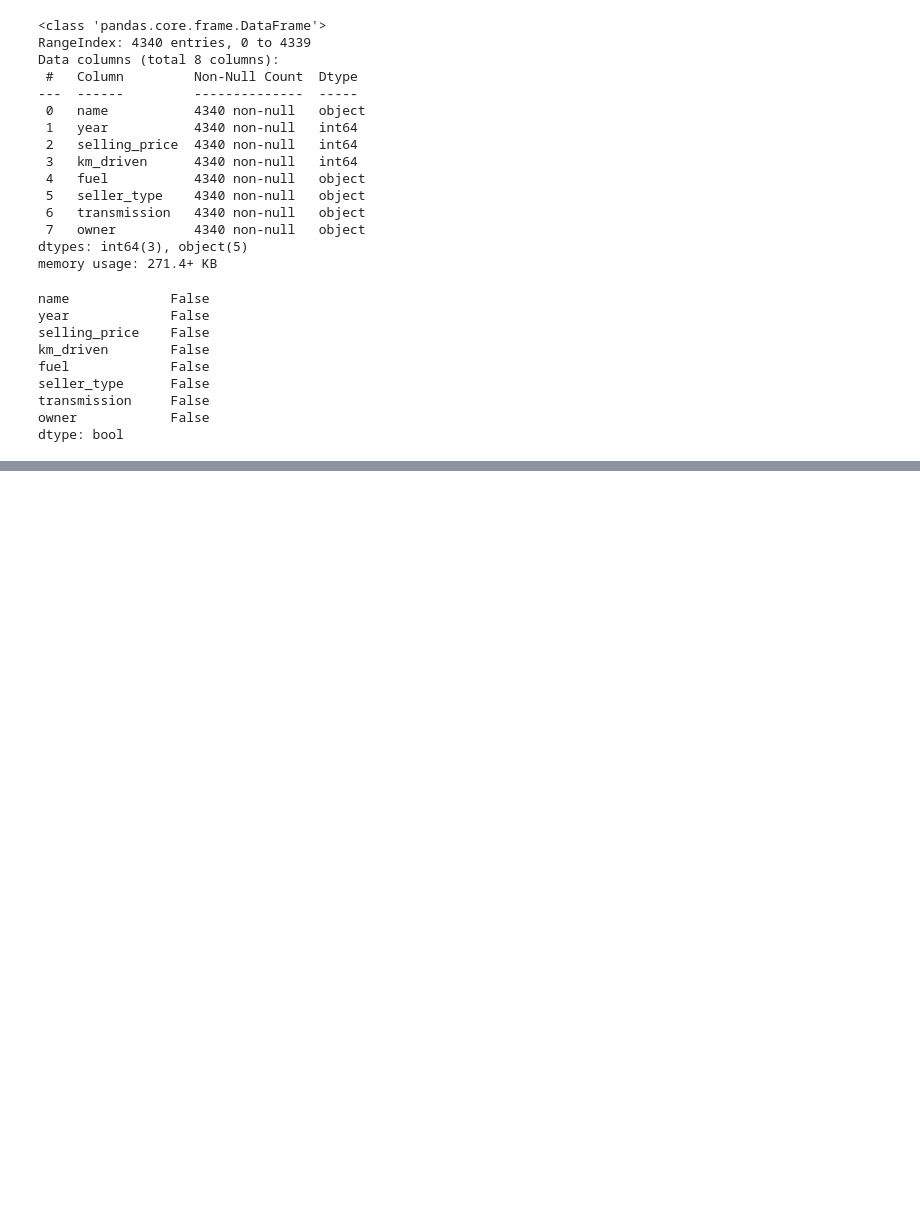
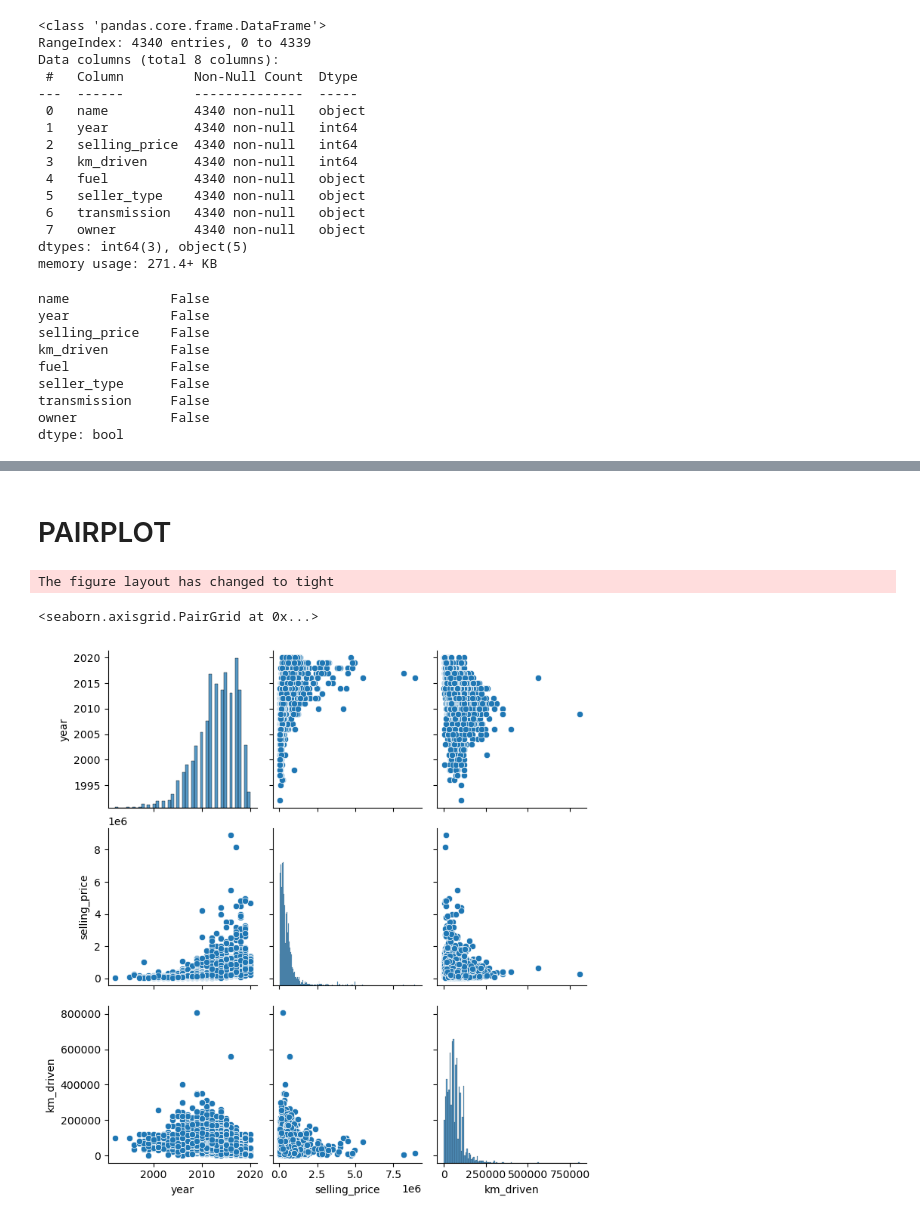
Before and after one commit to sudhanshu2o/ExploratoryDataAnalysis, a Jupyter notebook: Experiment.ipynb, the cells around one changed output, grey strips where cells are left out. Drawn from its saved outputs; the diff is of its cells as text; code cells hidden in the pictures; blank space fills up the shorter version.

```diff
--- a/Experiment.ipynb
+++ b/Experiment.ipynb
@@ -52,0 +104,2 @@ le=LabelEncoder()
+# %% [markdown]
+# PAIRPLOT
@@ -52,0 +110,7 @@ le=LabelEncoder()
+# %%
+data_car=pd.read_csv("CAR DETAILS FROM CAR DEKHO.csv")
+sns.pairplot(data_car)
+# %% [output]
+The figure layout has changed to tight
+<seaborn.axisgrid.PairGrid at 0x...>
+[figure, added]
```
Also changed, not shown: parts of 20 cells of this notebook.
